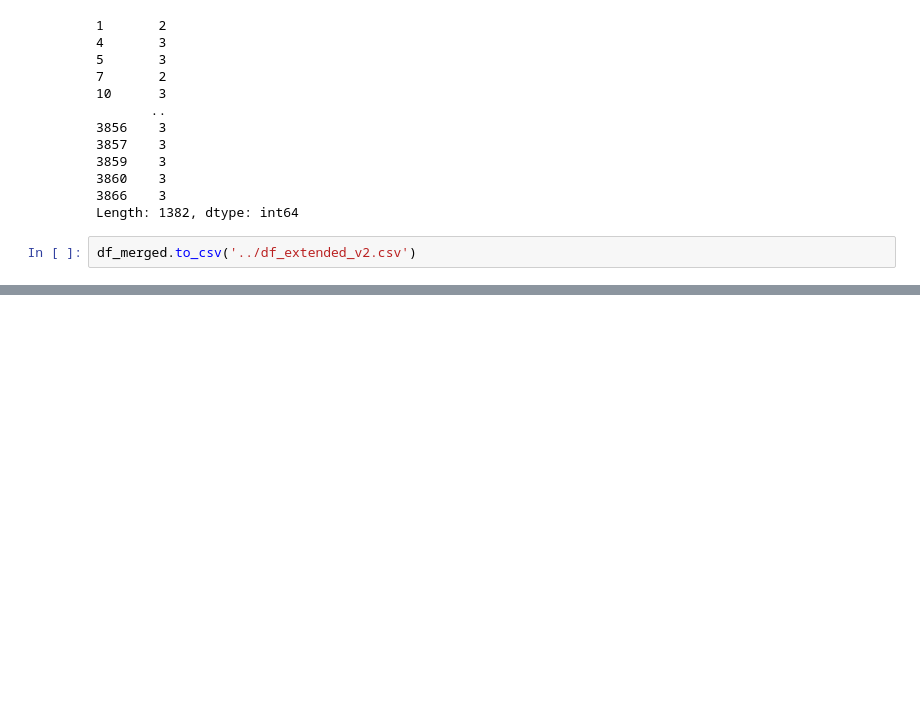
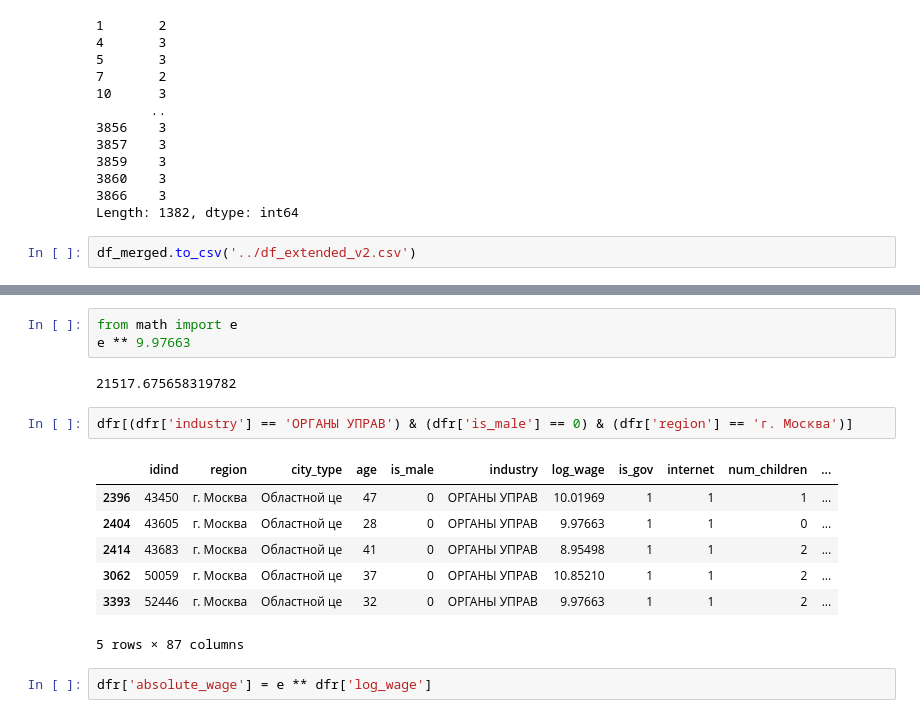
Before and after one commit to Selling-Pandas/dano-hackathon-innopolis-2024, a Jupyter notebook: Polina/main.ipynb, the cells around one changed output, grey strips where cells are left out. Saved outputs shown, nothing was run; the diff lists cells and outputs as text; blank space fills up the shorter version.

```diff
--- a/Polina/main.ipynb
+++ b/Polina/main.ipynb
@@ -184,0 +313,17 @@ df_merged.to_csv('../df_extended_v2.csv')
+# %%
+from math import e
+e ** 9.97663
+# %% [output]
+21517.675658319782
+# %%
+dfr[(dfr['industry'] == 'ОРГАНЫ УПРАВ') & (dfr['is_male'] == 0) & (dfr['region'] == 'г. Москва')]
+# %% [output]
+|  | idind | region | city_type | age | is_male | industry | log_wage | is_gov | internet | num_children | ... |
+| 2396 | 43450 | г. Москва | Областной це | 47 | 0 | ОРГАНЫ УПРАВ | 10.01969 | 1 | 1 | 1 | ... |
+| 2404 | 43605 | г. Москва | Областной це | 28 | 0 | ОРГАНЫ УПРАВ | 9.97663 | 1 | 1 | 0 | ... |
+| 2414 | 43683 | г. Москва | Областной це | 41 | 0 | ОРГАНЫ УПРАВ | 8.95498 | 1 | 1 | 2 | ... |
+| 3062 | 50059 | г. Москва | Областной це | 37 | 0 | ОРГАНЫ УПРАВ | 10.85210 | 1 | 1 | 2 | ... |
+| 3393 | 52446 | г. Москва | Областной це | 32 | 0 | ОРГАНЫ УПРАВ | 9.97663 | 1 | 1 | 2 | ... |
+5 rows × 87 columns
+# %%
+dfr['absolute_wage'] = e ** dfr['log_wage']
```
Also changed, not shown: parts of 13 cells of this notebook, 2 other files.
